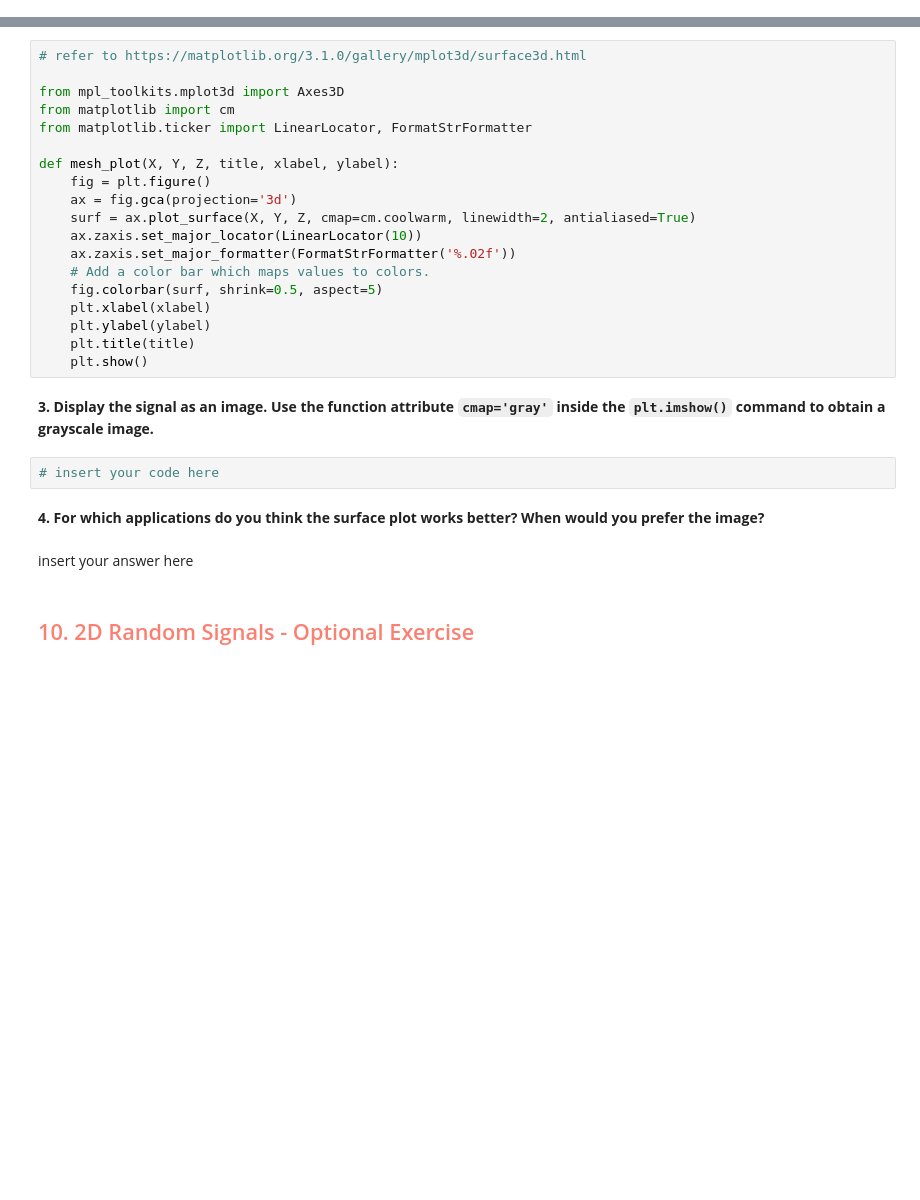
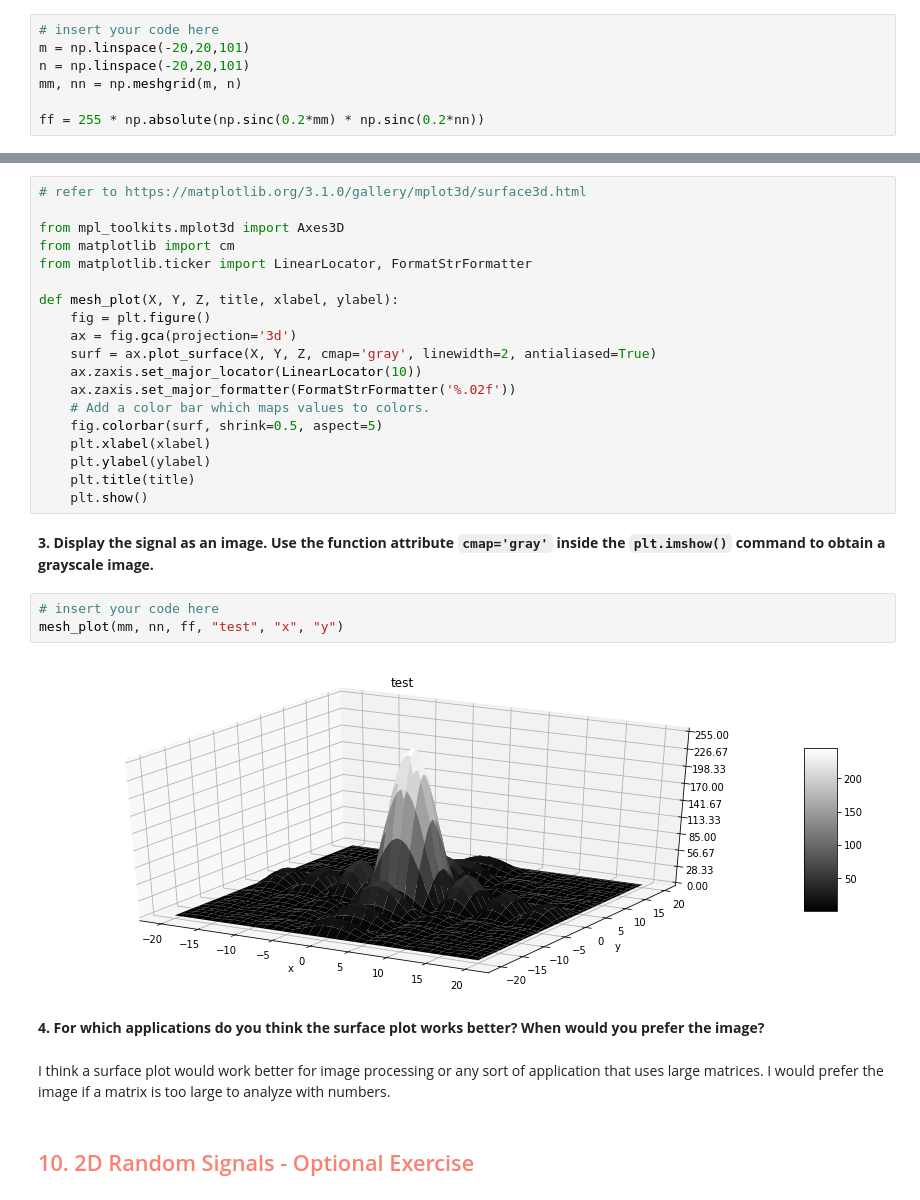
Before and after one commit to JustinWang781/438-Lab01, a Jupyter notebook: lab01_individual_report.ipynb, the cells around one changed output, grey strips where cells are left out. Drawn from its saved outputs; the diff is of its cells as text; blank space fills up the shorter version.

````diff
--- a/lab01_individual_report.ipynb
+++ b/lab01_individual_report.ipynb
@@ -661,3 +762,10 @@ When working with 2-D signals, we may choose to visualize them as images or as 2
+# %%
+# insert your code here
+m = np.linspace(-20,20,101)
+n = np.linspace(-20,20,101)
+mm, nn = np.meshgrid(m, n)
+
+ff = 255 * np.absolute(np.sinc(0.2*mm) * np.sinc(0.2*nn))
 # %% [markdown]
 **2. Use the following code to display the signal as a surface plot.**
 # %%
@@ -670,7 +778,7 @@ from matplotlib.ticker import LinearLocator, FormatStrFormatter
 def mesh_plot(X, Y, Z, title, xlabel, ylabel):
     fig = plt.figure()
     ax = fig.gca(projection='3d')
-    surf = ax.plot_surface(X, Y, Z, cmap=cm.coolwarm, linewidth=2, antialiased=True)
+    surf = ax.plot_surface(X, Y, Z, cmap='gray', linewidth=2, antialiased=True)
     ax.zaxis.set_major_locator(LinearLocator(10))
     ax.zaxis.set_major_formatter(FormatStrFormatter('%.02f'))
     # Add a color bar which maps values to colors.
@@ -683,10 +791,13 @@ def mesh_plot(X, Y, Z, title, xlabel, ylabel):
 **3. Display the signal as an image. Use the function attribute ```cmap='gray'``` inside the ```plt.imshow()``` command to obtain a grayscale image.**
 # %%
 # insert your code here
+mesh_plot(mm, nn, ff, "test", "x", "y")
+# %% [output]
+[figure, added]
 # %% [markdown]
 **4. For which applications do you think the surface plot works better? When would you prefer the image?**
-# %% [markdown]
-insert your answer here
+# %% [markdown]
+I think a surface plot would work better for image processing or any sort of application that uses large matrices.  I would prefer the image if a matrix is too large to analyze with numbers.
 # %% [markdown]
 <h2 style="color:salmon;"><left>10. 2D Random Signals - Optional Exercise</left></h2>
 # %% [markdown]
````
Also changed, not shown: parts of 11 cells of this notebook.
